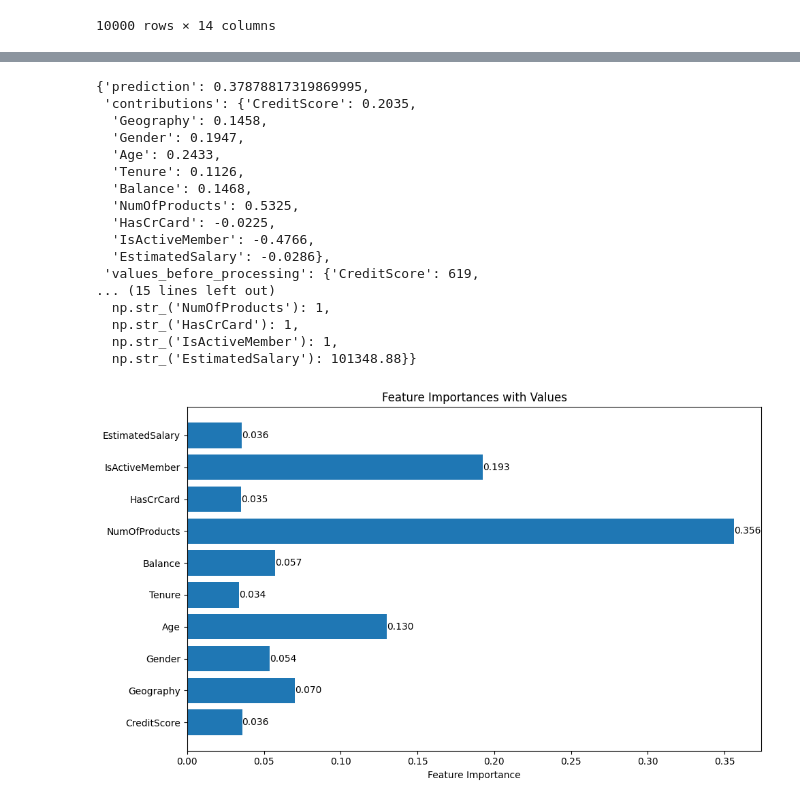
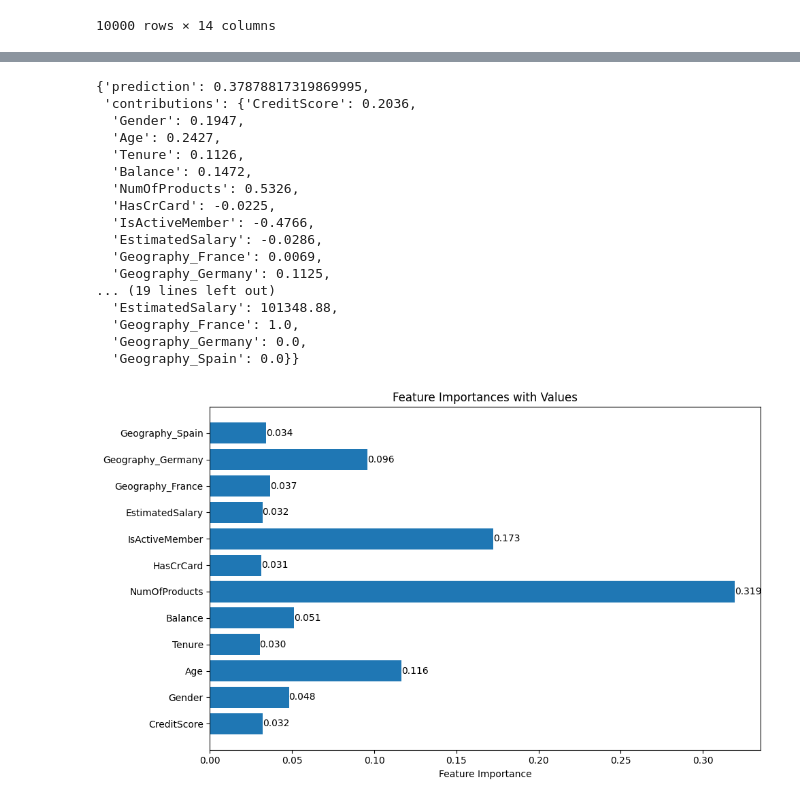
Before and after one commit to ZacharieBuisson1/mlexplainer, a Jupyter notebook: test.ipynb, the cells around one changed output, grey strips where cells are left out. Cells and saved outputs as stored; diff of their text form; code cells hidden in the pictures.

```diff
--- a/test.ipynb
+++ b/test.ipynb
@@ -26,7 +26,8 @@ for feat in df.columns:
     if df[feat].dtype == "object":
         df[feat] = df[feat].astype("category")
 # %%
-from pandas import concat
+from pandas import concat, DataFrame
+from sklearn.base import BaseEstimator, TransformerMixin
 from sklearn.pipeline import Pipeline
 from sklearn.preprocessing import OneHotEncoder
 from sklearn.compose import ColumnTransformer
@@ -46,14 +47,12 @@ class AdvancedOneHotEncoder(BaseEstimator, TransformerMixin):
 
     def transform(self, X):
         if self.feature:
-            return concat([X, self.encoder.transform(X[self.feature])], axis=1).drop(columns=self.feature)
+            encoded = self.encoder.transform(X[self.feature])
+            encoded_df = DataFrame(encoded.toarray(), columns=self.encoder.get_feature_names_out(self.feature), index=X.index)
+            return concat([X.drop(columns=self.feature), encoded_df], axis=1)
         return X
 
-# Fit sur la colonne 'Geography'
-column_transformer.fit(df)
-
-# Transforme tout le dataframe
-df_encoded = column_transformer.transform(df)
-
 # Transforme la colonne 'Geography'
-geography_encoded = column_transformer.transform(df[['Geography']])
+AOHE = AdvancedOneHotEncoder()
+df_test = AOHE.fit_transform(df)
+df_test
@@ -61,44 +74,44 @@ geography_encoded = column_transformer.transform(df[['Geography']])
 from xgboost import XGBClassifier
 
 model = XGBClassifier(enable_categorical=True)
-model.fit(df.drop(columns=excluded_columns), df[target])
+model.fit(AOHE.transform(df.drop(columns=excluded_columns)), df[target])
 
-predictor = BinaryMLPredictor(model, df.drop(columns=excluded_columns), )
+predictor = BinaryMLPredictor(model, df.drop(columns=excluded_columns), pipeline=AOHE)
 predictor.predict_with_contributions(df.drop(columns=excluded_columns).iloc[0:1, :])
 # %% [output]
 {'prediction': 0.37878817319869995,
- 'contributions': {'CreditScore': 0.2035,
-  'Geography': 0.1458,
+ 'contributions': {'CreditScore': 0.2036,
   'Gender': 0.1947,
-  'Age': 0.2433,
+  'Age': 0.2427,
   'Tenure': 0.1126,
-  'Balance': 0.1468,
-  'NumOfProducts': 0.5325,
+  'Balance': 0.1472,
+  'NumOfProducts': 0.5326,
   'HasCrCard': -0.0225,
   'IsActiveMember': -0.4766,
-  'EstimatedSalary': -0.0286},
- 'values_before_processing': {'CreditScore': 619,
-... (15 lines left out)
-  np.str_('NumOfProducts'): 1,
-  np.str_('HasCrCard'): 1,
-  np.str_('IsActiveMember'): 1,
-  np.str_('EstimatedSalary'): 101348.88}}
+  'EstimatedSalary': -0.0286,
+  'Geography_France': 0.0069,
+  'Geography_Germany': 0.1125,
+... (19 lines left out)
+  'EstimatedSalary': 101348.88,
+  'Geography_France': 1.0,
+  'Geography_Germany': 0.0,
+  'Geography_Spain': 0.0}}
 # %%
 import matplotlib.pyplot as plt
 
-feature_names = df.drop(columns=excluded_columns).columns
+feature_names = AOHE.transform(df.drop(columns=excluded_columns)).columns
 importances = model.feature_importances_
 
 plt.figure(figsize=(10, 6))
 plt.barh(feature_names, importances)
 plt.xlabel("Feature Importance")
 plt.title("Feature Importances with Values")
 for i, v in enumerate(importances):
     plt.text(v, i, f"{v:.3f}", va='center')
 plt.tight_layout()
 plt.show()
 # %% [output]
-[figure, old version]
+[figure, new version]
 # %%
 df.drop(columns=excluded_columns).iloc[0:1, :]
 # %% [output]
```
Also changed, not shown: parts of 1 cell of this notebook.
